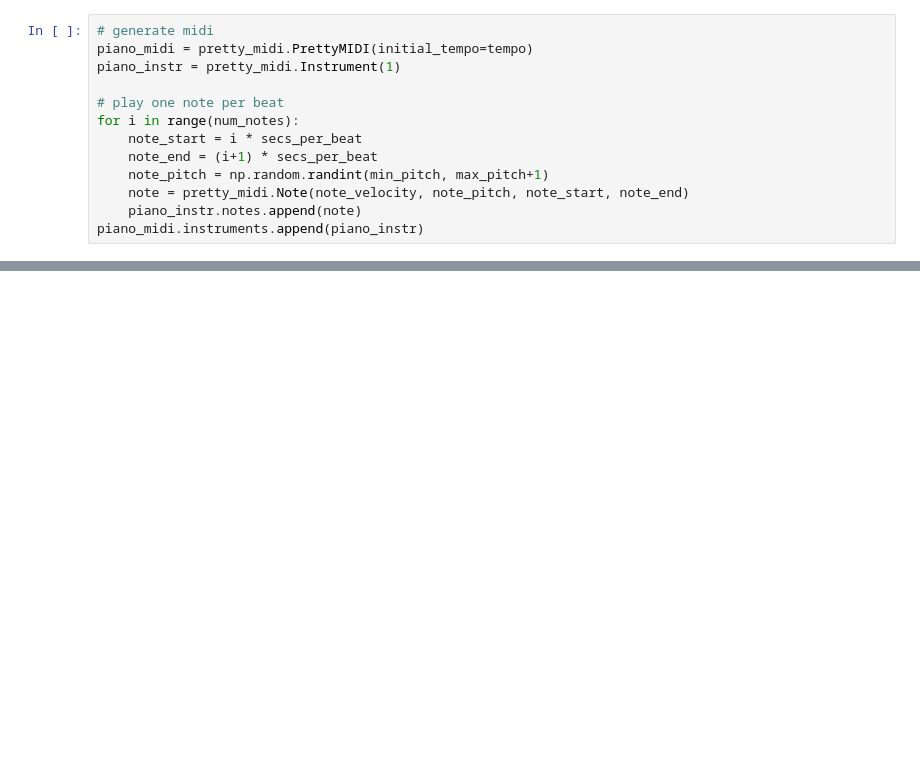
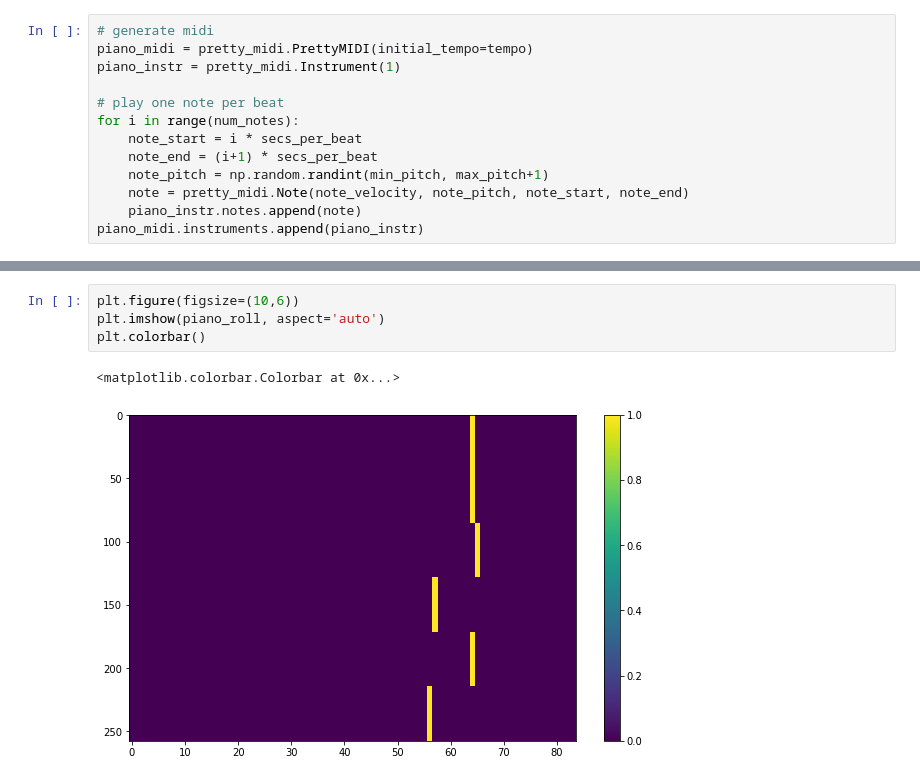
Before and after one commit to faraazn/music-transcription, a Jupyter notebook: data.ipynb, the cells around one changed output, grey strips where cells are left out. Drawn from its saved outputs; the diff is of its cells as text; blank space fills up the shorter version.

```diff
--- a/data.ipynb
+++ b/data.ipynb
@@ -91 +89,8 @@ print(piano_roll)
   0 0 0 0 0 0 0 0 0 0 0 0]]
+# %%
+plt.figure(figsize=(10,6))
+plt.imshow(piano_roll, aspect='auto')
+plt.colorbar()
+# %% [output]
+<matplotlib.colorbar.Colorbar at 0x...>
+[figure, added]
```
Also changed, not shown: parts of 3 cells of this notebook, 1 other file.
